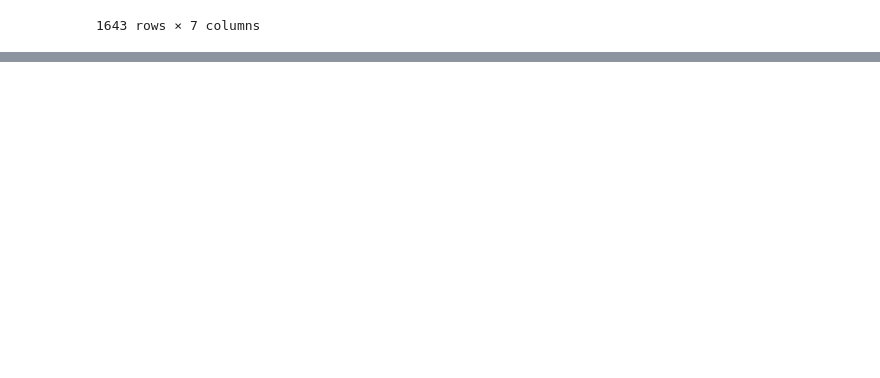
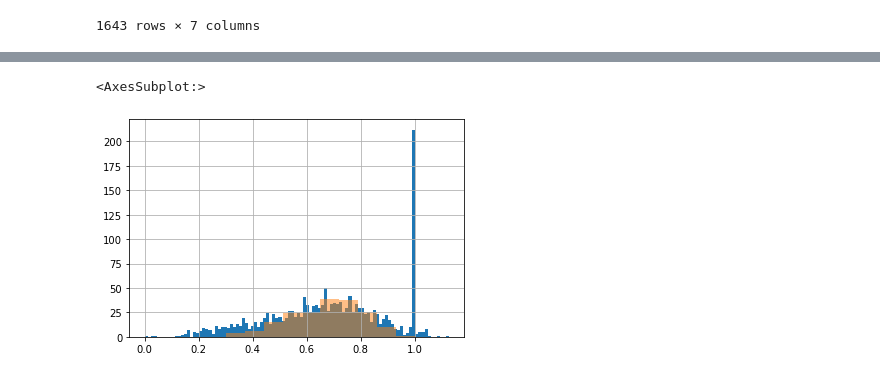
Before and after one commit to cstevenson-uva/creAI-gpt3, a Jupyter notebook: aut_pilot_ICCC22/semdis/semdis_computations_spacy.ipynb, the cells around one changed output, grey strips where cells are left out. Cells and saved outputs as stored; diff of their text form; code cells hidden in the pictures; blank space fills up the shorter version.

```diff
--- a/aut_pilot_ICCC22/semdis/semdis_computations_spacy.ipynb
+++ b/aut_pilot_ICCC22/semdis/semdis_computations_spacy.ipynb
@@ -112,0 +124,3 @@ dat.to_csv("aut_semdis_input_w_dists.csv")
+# %%
+dat = pd.read_csv("aut_semdis_input_w_dists.csv")
+dat
@@ -112,0 +141,18 @@ dat.to_csv("aut_semdis_input_w_dists.csv")
+# %%
+cos_sim = lambda x,y: np.dot(x,y)/np.linalg.norm(x)/np.linalg.norm(y) if np.linalg.norm(x)>0 and np.linalg.norm(y) > 0 else 0
+# %%
+def nlpSR(string, keep_sw = False):
+    doc = nlp(string)
+    return sum([w.vector for w in doc if keep_sw or not w.is_stop], doc.vector*0)
+
+def conseq_semdis(df):
+    resp = df.response.values
+    if len(resp) > 1:
+        csq_semdis = [1]+[1-cos_sim(nlpSR(resp[i+1]),nlpSR(resp[i])) for i in range(len(df)-1)]
+    else:
+        csq_semdis = [1]
+    df['semdis_prev'] = csq_semdis
+    return df
+
+dat2 = dat.sort_values(['respondent_id','response_id']).groupby('respondent_id').apply(conseq_semdis)
+dat2
@@ -112,0 +173,6 @@ dat.to_csv("aut_semdis_input_w_dists.csv")
+# %%
+dat2.semdis_prev.hist(bins=100)
+dat2.groupby('respondent_id').mean().semdis_prev.hist(alpha=0.5)
+# %% [output]
+<AxesSubplot:>
+[figure, added]
```
Also changed, not shown: parts of 10 cells of this notebook, 3 other files.
